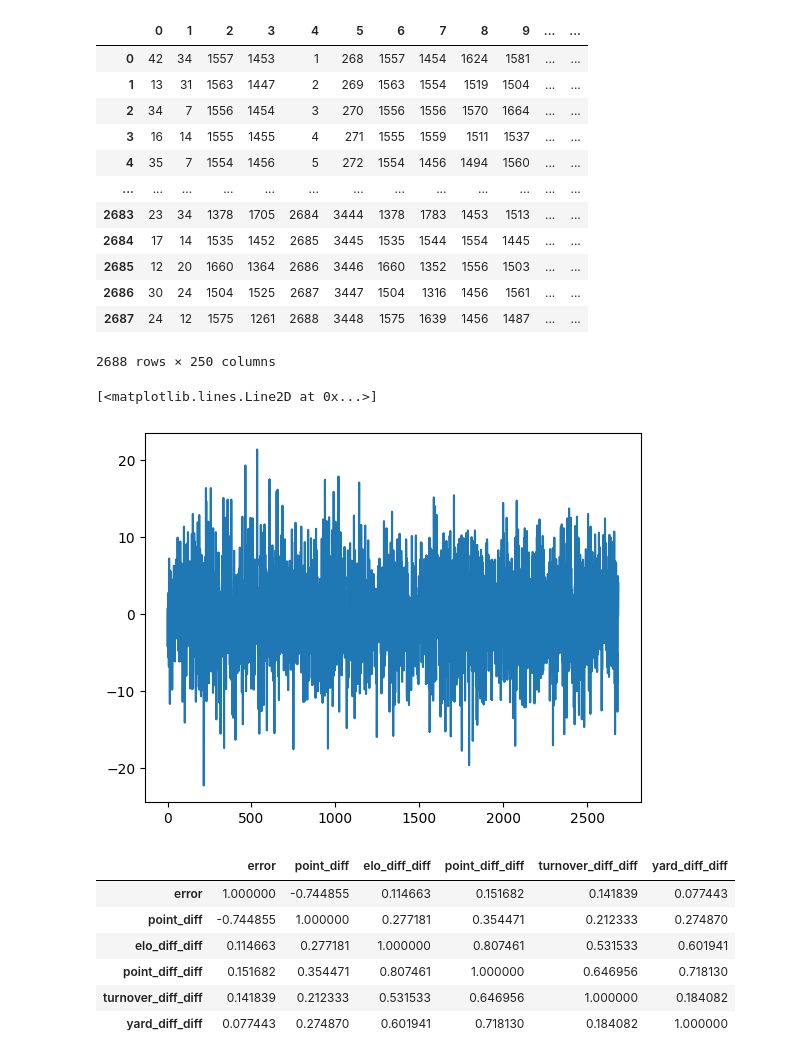
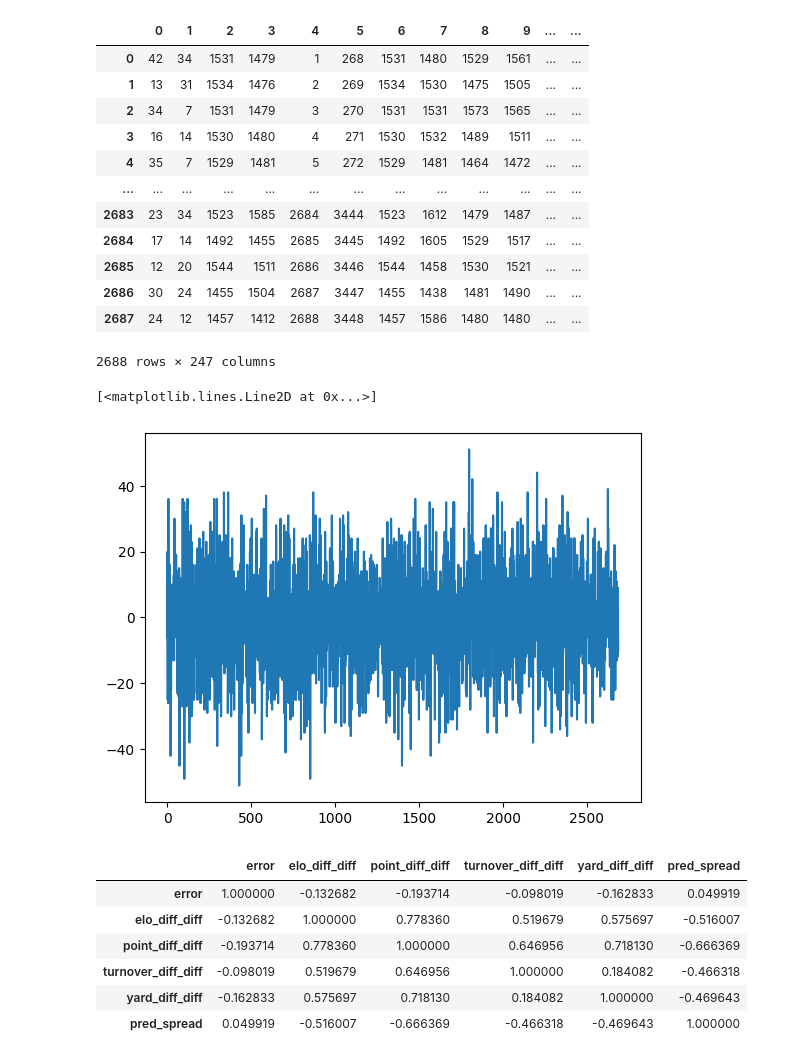
Before and after one commit to seanbuchanan-eng/nfl_prediction_model, a Jupyter notebook: modelling/data_analysis.ipynb, the cells around one changed output. Drawn from its saved outputs; the diff is of its cells as text; code cells hidden in the pictures.

```diff
--- a/modelling/data_analysis.ipynb
+++ b/modelling/data_analysis.ipynb
@@ -16,10 +20,6 @@ conn.close()
 # %%
 games_df = pd.DataFrame(games)
 games_df["error"] = games_df.iloc[:,1] - games_df.iloc[:,0] - round((games_df.iloc[:,3] - games_df.iloc[:,2])/25)
-games_df["point_diff"] = games_df.iloc[:,0] - games_df.iloc[:,1]
-games_df["avg_point_diff"] = games_df.iloc[:,35:49].mean(axis=1) - games_df.iloc[:,148:162].mean(axis=1)
-games_df["avg_yard_diff"] = games_df.iloc[:,63:77].mean(axis=1) - games_df.iloc[:,176:190].mean(axis=1)
-games_df["avg_yard_allowed_diff"] = games_df.iloc[:,77:91].mean(axis=1) - games_df.iloc[:,190:204].mean(axis=1)
 games_df["home_point_diff"] = games_df.iloc[:,35:49].mean(axis=1) - games_df.iloc[:,49:63].mean(axis=1)
 games_df["away_point_diff"] = games_df.iloc[:,148:162].mean(axis=1) - games_df.iloc[:,162:176].mean(axis=1)
 games_df["point_diff_diff"] = games_df["home_point_diff"] - games_df["away_point_diff"]
@@ -30,40 +30,41 @@ games_df["home_yard_diff"] = games_df.iloc[:,63:77].mean(axis=1) - games_df.iloc
 games_df["away_yard_diff"] = games_df.iloc[:,176:190].mean(axis=1) - games_df.iloc[:,190:204].mean(axis=1)
 games_df["yard_diff_diff"] = games_df["home_yard_diff"] - games_df["away_yard_diff"]
 games_df["home_elo_diff"] = games_df.iloc[:,7:21].mean(axis=1) - games_df.iloc[:,21:35].mean(axis=1)
-games_df["away_elo_diff"] = games_df.iloc[:,120:134].mean(axis=1) - games_df.iloc[:,134:248].mean(axis=1)
+games_df["away_elo_diff"] = games_df.iloc[:,120:134].mean(axis=1) - games_df.iloc[:,134:148].mean(axis=1)
 games_df["elo_diff_diff"] = games_df["home_elo_diff"] - games_df["away_elo_diff"]
+games_df["pred_spread"] = (games_df.iloc[:, 3] - games_df.iloc[:, 2])/25
 # %%
 games_df
 # %% [output]
 |  | 0 | 1 | 2 | 3 | 4 | 5 | 6 | 7 | 8 | 9 | ... | ... |
-| 0 | 42 | 34 | 1557 | 1453 | 1 | 268 | 1557 | 1454 | 1624 | 1581 | ... | ... |
-| 1 | 13 | 31 | 1563 | 1447 | 2 | 269 | 1563 | 1554 | 1519 | 1504 | ... | ... |
-| 2 | 34 | 7 | 1556 | 1454 | 3 | 270 | 1556 | 1556 | 1570 | 1664 | ... | ... |
-| 3 | 16 | 14 | 1555 | 1455 | 4 | 271 | 1555 | 1559 | 1511 | 1537 | ... | ... |
-| 4 | 35 | 7 | 1554 | 1456 | 5 | 272 | 1554 | 1456 | 1494 | 1560 | ... | ... |
+| 0 | 42 | 34 | 1531 | 1479 | 1 | 268 | 1531 | 1480 | 1529 | 1561 | ... | ... |
+| 1 | 13 | 31 | 1534 | 1476 | 2 | 269 | 1534 | 1530 | 1475 | 1505 | ... | ... |
+| 2 | 34 | 7 | 1531 | 1479 | 3 | 270 | 1531 | 1531 | 1573 | 1565 | ... | ... |
+| 3 | 16 | 14 | 1530 | 1480 | 4 | 271 | 1530 | 1532 | 1489 | 1511 | ... | ... |
+| 4 | 35 | 7 | 1529 | 1481 | 5 | 272 | 1529 | 1481 | 1464 | 1472 | ... | ... |
 | ... | ... | ... | ... | ... | ... | ... | ... | ... | ... | ... | ... | ... |
-| 2683 | 23 | 34 | 1378 | 1705 | 2684 | 3444 | 1378 | 1783 | 1453 | 1513 | ... | ... |
-| 2684 | 17 | 14 | 1535 | 1452 | 2685 | 3445 | 1535 | 1544 | 1554 | 1445 | ... | ... |
-| 2685 | 12 | 20 | 1660 | 1364 | 2686 | 3446 | 1660 | 1352 | 1556 | 1503 | ... | ... |
-| 2686 | 30 | 24 | 1504 | 1525 | 2687 | 3447 | 1504 | 1316 | 1456 | 1561 | ... | ... |
-| 2687 | 24 | 12 | 1575 | 1261 | 2688 | 3448 | 1575 | 1639 | 1456 | 1487 | ... | ... |
+| 2683 | 23 | 34 | 1523 | 1585 | 2684 | 3444 | 1523 | 1612 | 1479 | 1487 | ... | ... |
+| 2684 | 17 | 14 | 1492 | 1455 | 2685 | 3445 | 1492 | 1605 | 1529 | 1517 | ... | ... |
+| 2685 | 12 | 20 | 1544 | 1511 | 2686 | 3446 | 1544 | 1458 | 1530 | 1521 | ... | ... |
+| 2686 | 30 | 24 | 1455 | 1504 | 2687 | 3447 | 1455 | 1438 | 1481 | 1490 | ... | ... |
+| 2687 | 24 | 12 | 1457 | 1412 | 2688 | 3448 | 1457 | 1586 | 1480 | 1480 | ... | ... |
-2688 rows × 250 columns
+2688 rows × 247 columns
 # %%
-# plt.plot(games_df["error"].where(np.abs(games_df["error"]) < 10))
-plt.plot(games_df["avg_point_diff"])
+plt.plot(games_df["error"])
 # plt.xlim(439,441)
 # %% [output]
 [<matplotlib.lines.Line2D at 0x...>]
-[figure, old version]
+[figure, new version]
 # %%
-corr = games_df[["error","point_diff", "elo_diff_diff",
-                 "point_diff_diff", "turnover_diff_diff", "yard_diff_diff"]].corr()
+corr = games_df[["error", "elo_diff_diff",
+                 "point_diff_diff", "turnover_diff_diff",
+                 "yard_diff_diff", "pred_spread"]].corr()
 corr.style.background_gradient(cmap='coolwarm')
 # %% [output]
-|  | error | point_diff | elo_diff_diff | point_diff_diff | turnover_diff_diff | yard_diff_diff |
-| error | 1.000000 | -0.744855 | 0.114663 | 0.151682 | 0.141839 | 0.077443 |
-| point_diff | -0.744855 | 1.000000 | 0.277181 | 0.354471 | 0.212333 | 0.274870 |
-| elo_diff_diff | 0.114663 | 0.277181 | 1.000000 | 0.807461 | 0.531533 | 0.601941 |
-| point_diff_diff | 0.151682 | 0.354471 | 0.807461 | 1.000000 | 0.646956 | 0.718130 |
-| turnover_diff_diff | 0.141839 | 0.212333 | 0.531533 | 0.646956 | 1.000000 | 0.184082 |
-| yard_diff_diff | 0.077443 | 0.274870 | 0.601941 | 0.718130 | 0.184082 | 1.000000 |
+|  | error | elo_diff_diff | point_diff_diff | turnover_diff_diff | yard_diff_diff | pred_spread |
+| error | 1.000000 | -0.132682 | -0.193714 | -0.098019 | -0.162833 | 0.049919 |
+| elo_diff_diff | -0.132682 | 1.000000 | 0.778360 | 0.519679 | 0.575697 | -0.516007 |
+| point_diff_diff | -0.193714 | 0.778360 | 1.000000 | 0.646956 | 0.718130 | -0.666369 |
+| turnover_diff_diff | -0.098019 | 0.519679 | 0.646956 | 1.000000 | 0.184082 | -0.466318 |
+| yard_diff_diff | -0.162833 | 0.575697 | 0.718130 | 0.184082 | 1.000000 | -0.469643 |
+| pred_spread | 0.049919 | -0.516007 | -0.666369 | -0.466318 | -0.469643 | 1.000000 |
```
Also changed, not shown: parts of 1 cell of this notebook, 3 other files.
